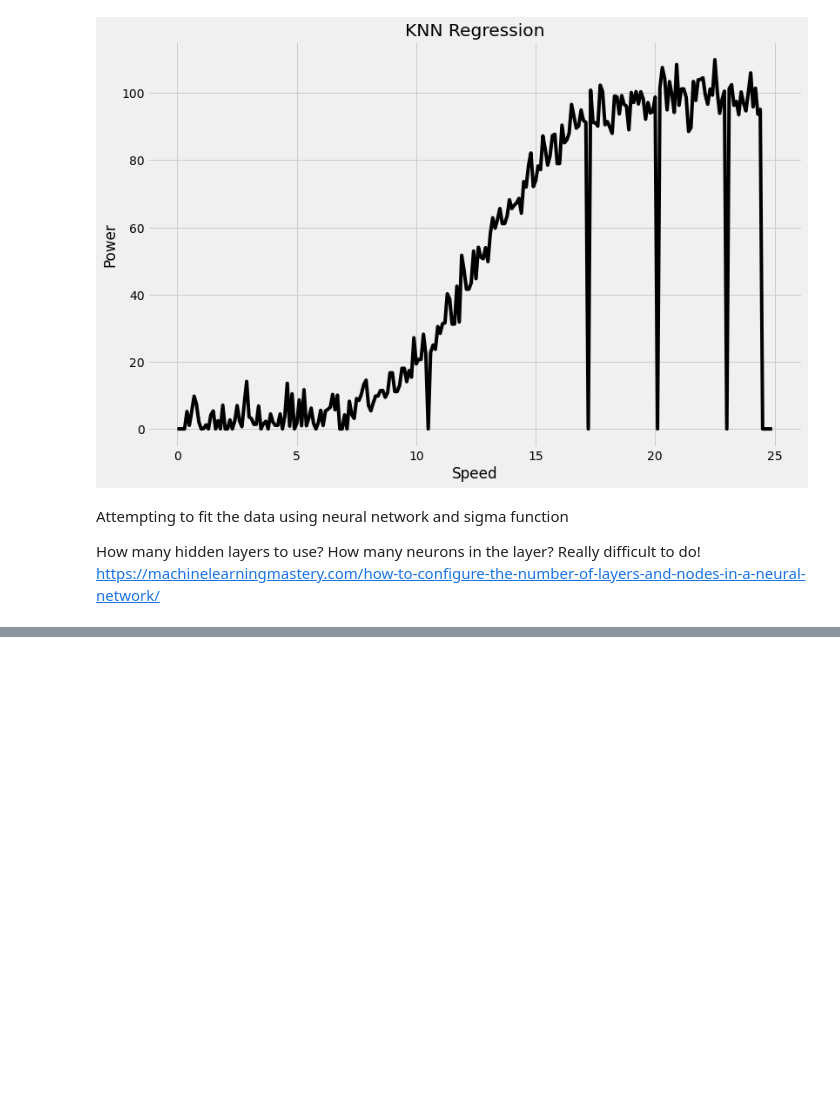
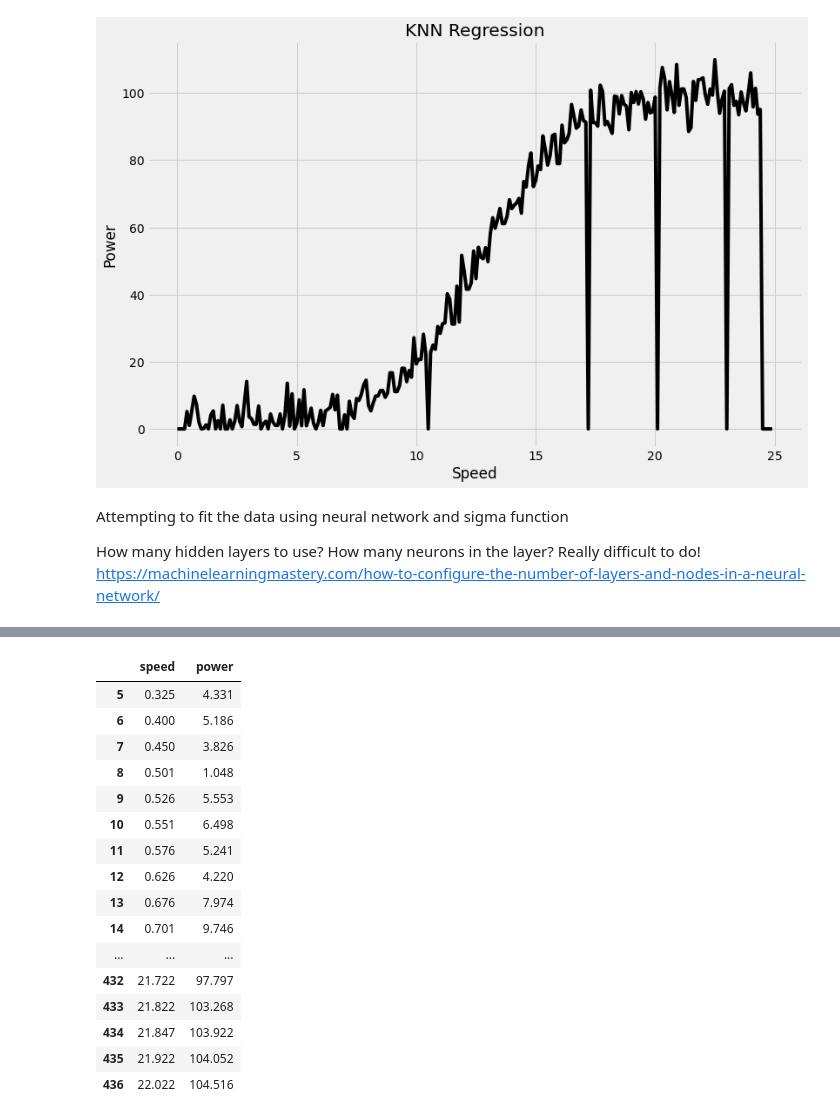
Before and after one commit to jennifer-ryan/machine-learning-project, a Jupyter notebook: Power Production Analysis.ipynb, the cells around one changed output, grey strips where cells are left out. Drawn from its saved outputs; the diff is of its cells as text; code cells hidden in the pictures; blank space fills up the shorter version.

```diff
--- a/Power Production Analysis.ipynb
+++ b/Power Production Analysis.ipynb
@@ -316,0 +318,21 @@ Epoch 500/500
+# %%
+data = data[data.power != 0]
+data
+# %% [output]
+|  | speed | power |
+| 5 | 0.325 | 4.331 |
+| 6 | 0.400 | 5.186 |
+| 7 | 0.450 | 3.826 |
+| 8 | 0.501 | 1.048 |
+| 9 | 0.526 | 5.553 |
+| 10 | 0.551 | 6.498 |
+| 11 | 0.576 | 5.241 |
+| 12 | 0.626 | 4.220 |
+| 13 | 0.676 | 7.974 |
+| 14 | 0.701 | 9.746 |
+| ... | ... | ... |
+| 432 | 21.722 | 97.797 |
+| 433 | 21.822 | 103.268 |
+| 434 | 21.847 | 103.922 |
+| 435 | 21.922 | 104.052 |
+| 436 | 22.022 | 104.516 |
```
Also changed, not shown: parts of 7 cells of this notebook, 1 other file.
